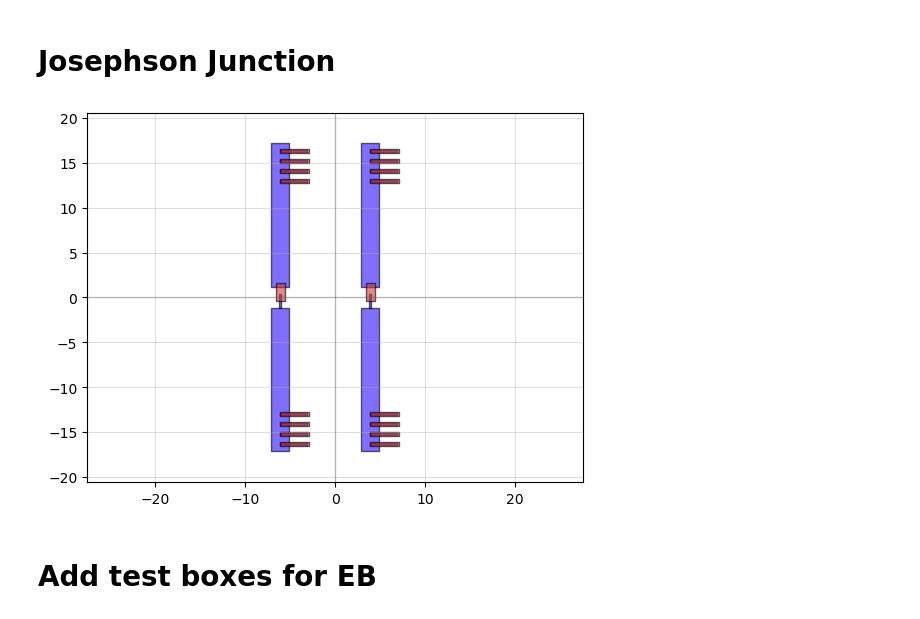
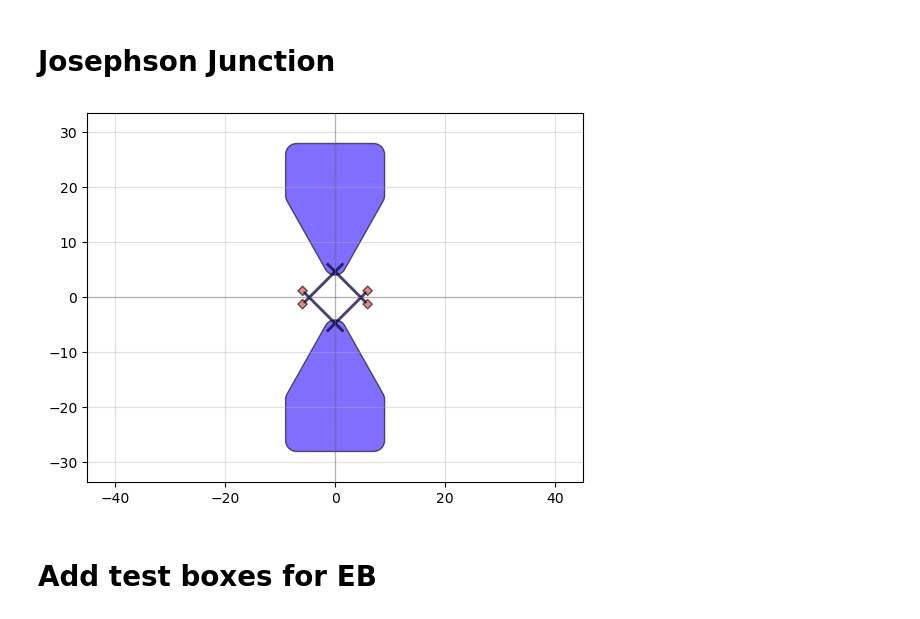
Before and after one commit to yminononono/Quantum-GDSDesign, a Jupyter notebook: transmon2D.ipynb, the cells around one changed output. Cells and saved outputs as stored; diff of their text form; code cells hidden in the pictures.

```diff
--- a/transmon2D.ipynb
+++ b/transmon2D.ipynb
@@ -198,17 +208,17 @@ if SimulationDesign:
 # %% [markdown]
 # Josephson Junction
 # %%
-# JJ = device_JJ(width = 0.3, JJtype = "manhattan", squid = True, bandage = False)
+JJ = device_JJ(width = 0.3, JJtype = "manhattan", squid = True, bandage = False)
 # JJ = device_JJ(width = 0.3, JJtype = "manhattan", squid = False, bandage = False)
 # JJ = device_JJ(width = 0.135, JJtype = "manhattan", squid = True, bandage = True)
 # JJ = device_JJ(width = 0.135, JJtype = "manhattan", squid = False, bandage = True)
 # JJ = device_JJ(width = 1.0, JJtype = "dolan", squid = True, bandage = False)
 # JJ = device_JJ(width = 1.0, JJtype = "dolan", squid = False, bandage = False)
-JJ = device_JJ(width = 1.0, JJtype = "dolan", squid = True, bandage = True)
+# JJ = device_JJ(width = 1.0, JJtype = "dolan", squid = True, bandage = True)
 # JJ = device_JJ(width = 1.0, JJtype = "dolan", squid = False, bandage = True)
 qp(JJ)
 # %% [output]
-[figure, old version]
+[figure, new version]
 # %% [markdown]
 # Add test boxes for EB
 # %%
```
Also changed, not shown: parts of 7 cells of this notebook, 6 other files.
